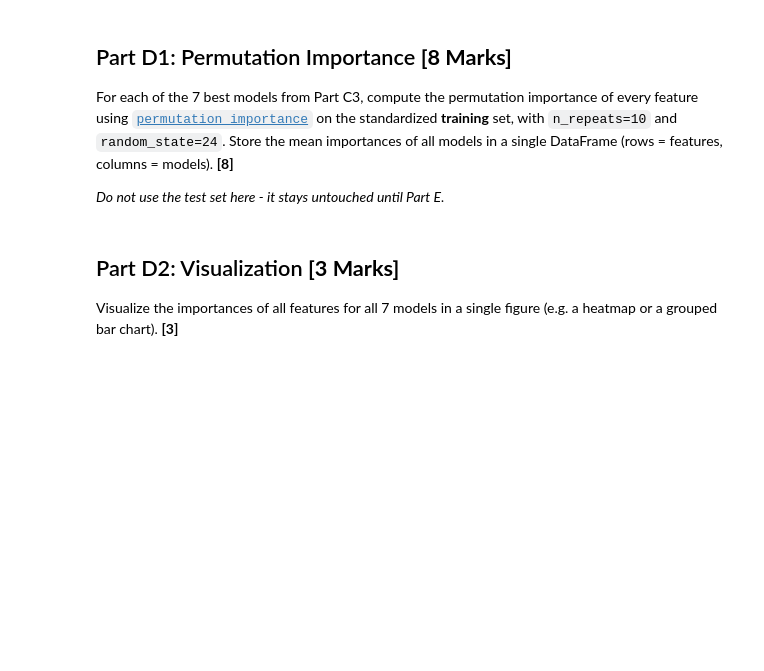
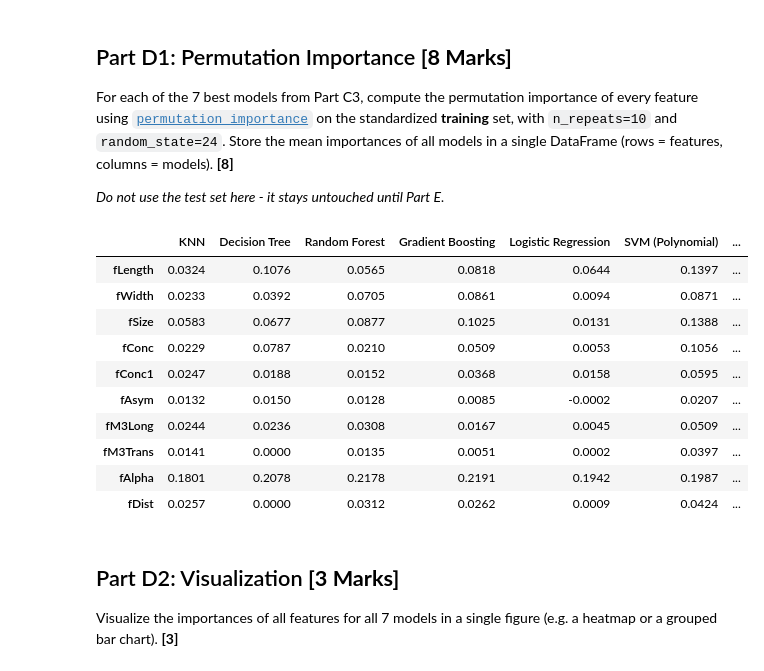
Before and after one commit to Rowan-gne/MIE370-Assignment-2, a Jupyter notebook: MIE370_A2 (1).ipynb, the cells around one changed output. Cells and saved outputs as stored; diff of their text form; code cells hidden in the pictures; blank space fills up the shorter version.

```diff
--- a/MIE370_A2 (1).ipynb
+++ b/MIE370_A2 (1).ipynb
@@ -728,3 +848,50 @@ For each of the 7 best models from Part C3, compute the permutation importance o
+# %%
+### YOUR CODE HERE ###
+
+N_REPEATS = 10
+RANDOM_STATE = 24
+
+models = {
+    "KNN":                 knn_best,
+    "Decision Tree":       dt_best,
+    "Random Forest":       rf_best,
+    "Gradient Boosting":   gb_best,
+    "Logistic Regression": lr_best,
+    "SVM (Polynomial)":    svm_poly_best,
+    "SVM (RBF)":           svm_rbf_best,
+}
+
+def mean_importance(model, X, y):
+    """Mean drop in accuracy when each feature is shuffled."""
+    result = permutation_importance(
+        model, X, y,
+        n_repeats=N_REPEATS,
+        random_state=RANDOM_STATE,
+        scoring="accuracy",
+        n_jobs=-1,
+    )
+    return result.importances_mean
+
+
+importance_df = pd.DataFrame(
+    {name: mean_importance(model, X_small_train_scaled, y_small_train)
+     for name, model in models.items()},
+    index=X_small_train_scaled.columns,
+)
+
+importance_df.round(4)
+# %% [output]
+|  | KNN | Decision Tree | Random Forest | Gradient Boosting | Logistic Regression | SVM (Polynomial) | ... |
+| fLength | 0.0324 | 0.1076 | 0.0565 | 0.0818 | 0.0644 | 0.1397 | ... |
+| fWidth | 0.0233 | 0.0392 | 0.0705 | 0.0861 | 0.0094 | 0.0871 | ... |
+| fSize | 0.0583 | 0.0677 | 0.0877 | 0.1025 | 0.0131 | 0.1388 | ... |
+| fConc | 0.0229 | 0.0787 | 0.0210 | 0.0509 | 0.0053 | 0.1056 | ... |
+| fConc1 | 0.0247 | 0.0188 | 0.0152 | 0.0368 | 0.0158 | 0.0595 | ... |
+| fAsym | 0.0132 | 0.0150 | 0.0128 | 0.0085 | -0.0002 | 0.0207 | ... |
+| fM3Long | 0.0244 | 0.0236 | 0.0308 | 0.0167 | 0.0045 | 0.0509 | ... |
+| fM3Trans | 0.0141 | 0.0000 | 0.0135 | 0.0051 | 0.0002 | 0.0397 | ... |
+| fAlpha | 0.1801 | 0.2078 | 0.2178 | 0.2191 | 0.1942 | 0.1987 | ... |
+| fDist | 0.0257 | 0.0000 | 0.0312 | 0.0262 | 0.0009 | 0.0424 | ... |
 # %% [markdown]
 ## Part D2: Visualization **[3 Marks]**
 
```
Also changed, not shown: parts of 23 cells of this notebook.
